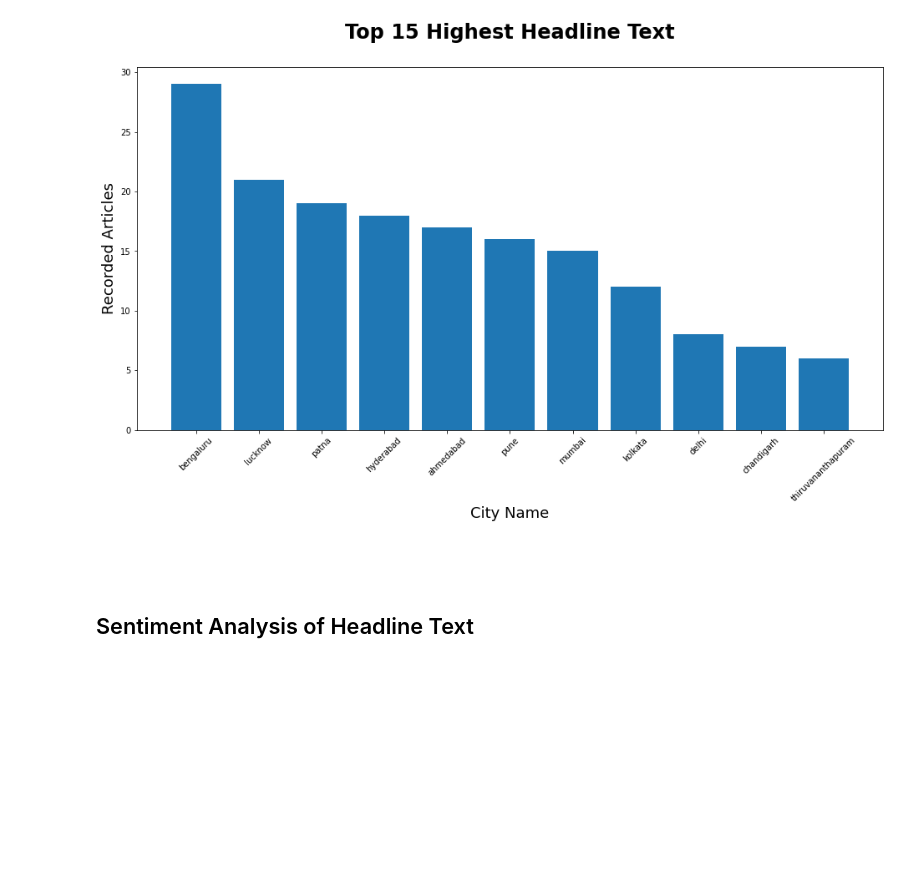
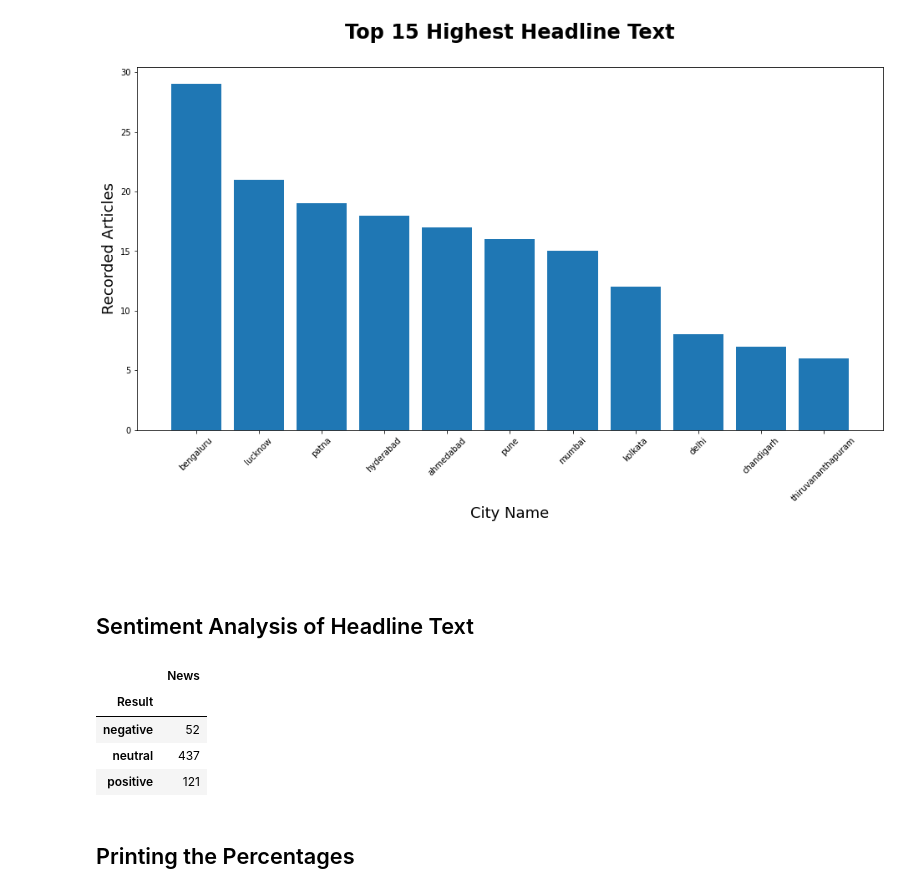
Before and after one commit to Sabyasachi-Seal/StockMarketPrediction, a Jupyter notebook: stockmarketprediction.ipynb, the cells around one changed output. Saved outputs shown, nothing was run; the diff lists cells and outputs as text; code cells hidden in the pictures; blank space fills up the shorter version.

```diff
--- a/stockmarketprediction.ipynb
+++ b/stockmarketprediction.ipynb
@@ -316,3 +316,12 @@ def getAnalysis_polarity(headline):
         return 'positive'
 # %%
 df_news['Result'] = np.array([getAnalysis_polarity(headline) for headline in df_news['News']])
+# %%
+final_result = df_news.groupby(['Result']).agg({'News':'count'})
+final_result
+# %% [output]
+|  | News |
+| Result |  |
+| negative | 52 |
+| neutral | 437 |
+| positive | 121 |
@@ -318,0 +332,2 @@ df_news['Result'] = np.array([getAnalysis_polarity(headline) for headline in df_
+# %% [markdown]
+## Printing the Percentages
```
Also changed, not shown: parts of 7 cells of this notebook.
